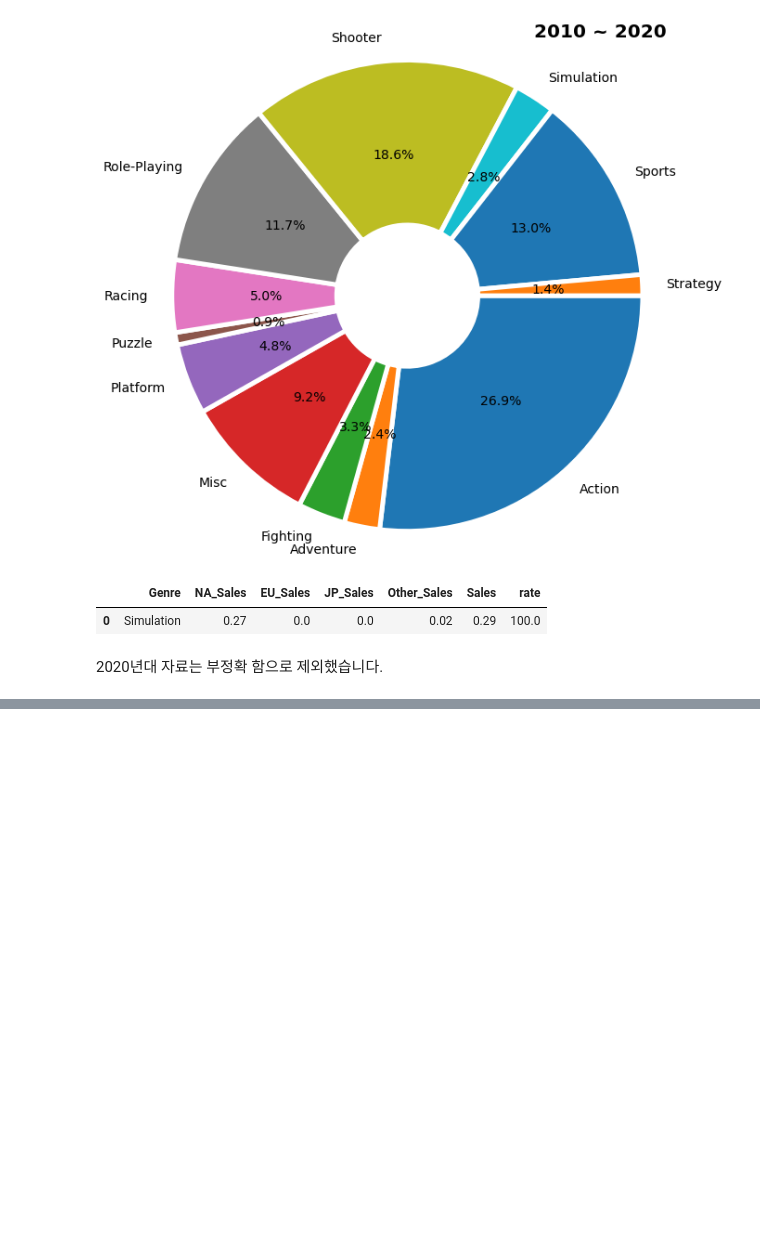
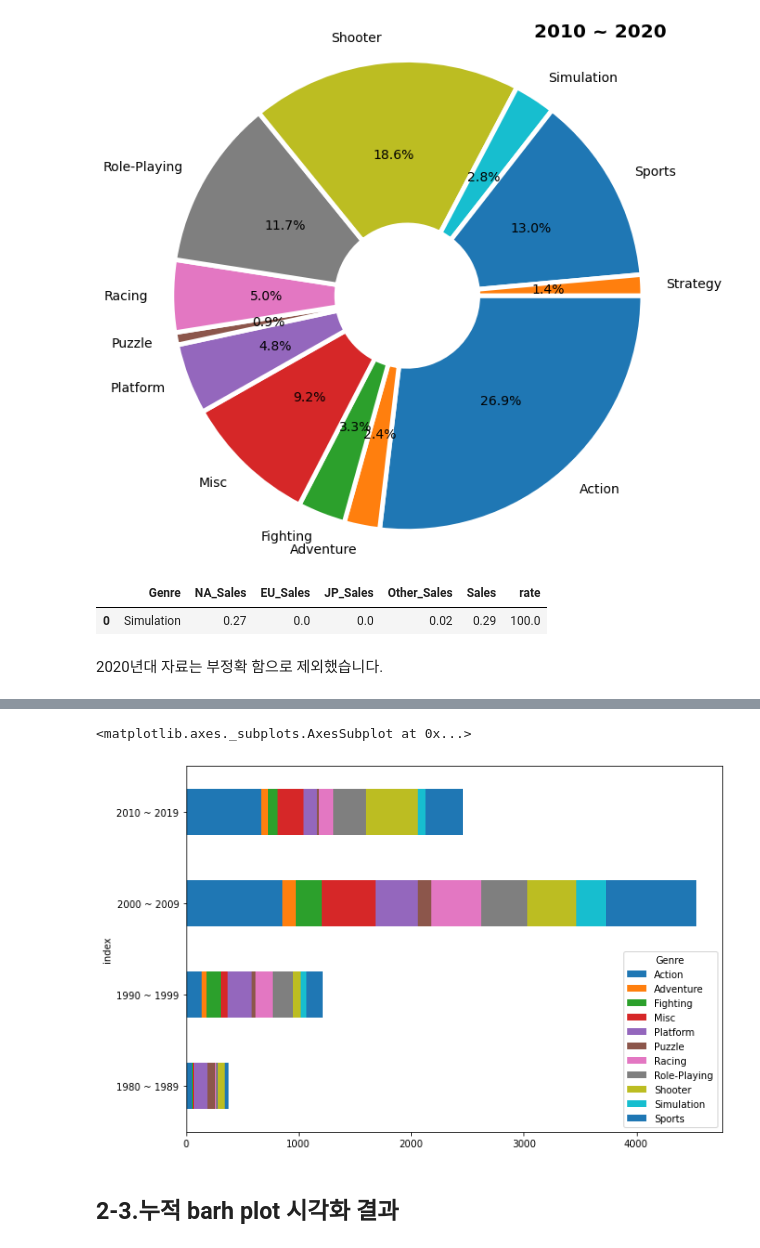
Before and after one commit to An-Dongsun/Section1_porject, a Jupyter notebook: Section_1_프로젝트.ipynb, the cells around one changed output, grey strips where cells are left out. Saved outputs shown, nothing was run; the diff lists cells and outputs as text; code cells hidden in the pictures; blank space fills up the shorter version.

```diff
--- a/Section_1_프로젝트.ipynb
+++ b/Section_1_프로젝트.ipynb
@@ -649,0 +656,8 @@ df_year
+# %%
+# Stacked Bar Chart
+df_year.plot.barh(x = 'index', stacked=True, figsize=(10,7))
+# %% [output]
+<matplotlib.axes._subplots.AxesSubplot at 0x...>
+[figure, added]
+# %% [markdown]
+## 2-3.누적 barh plot 시각화 결과
```
Also changed, not shown: parts of 13 cells of this notebook.
